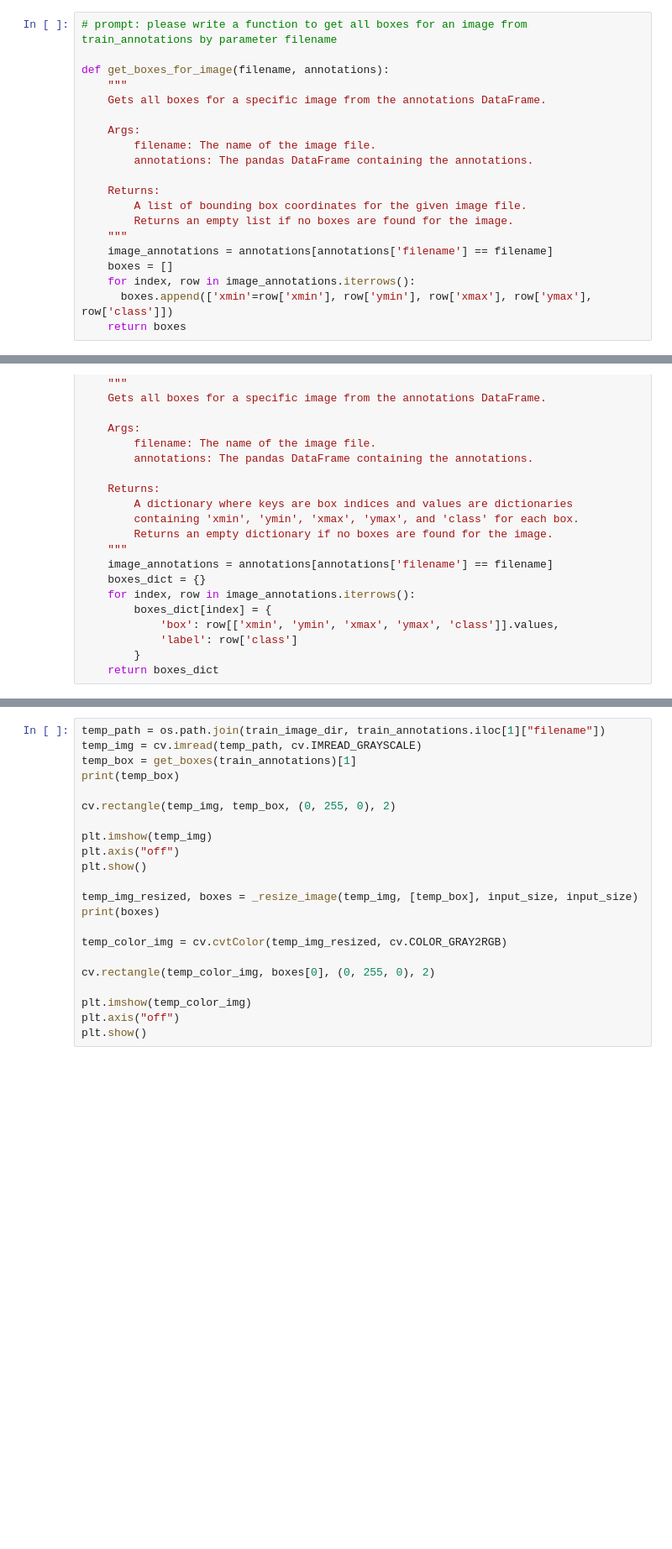
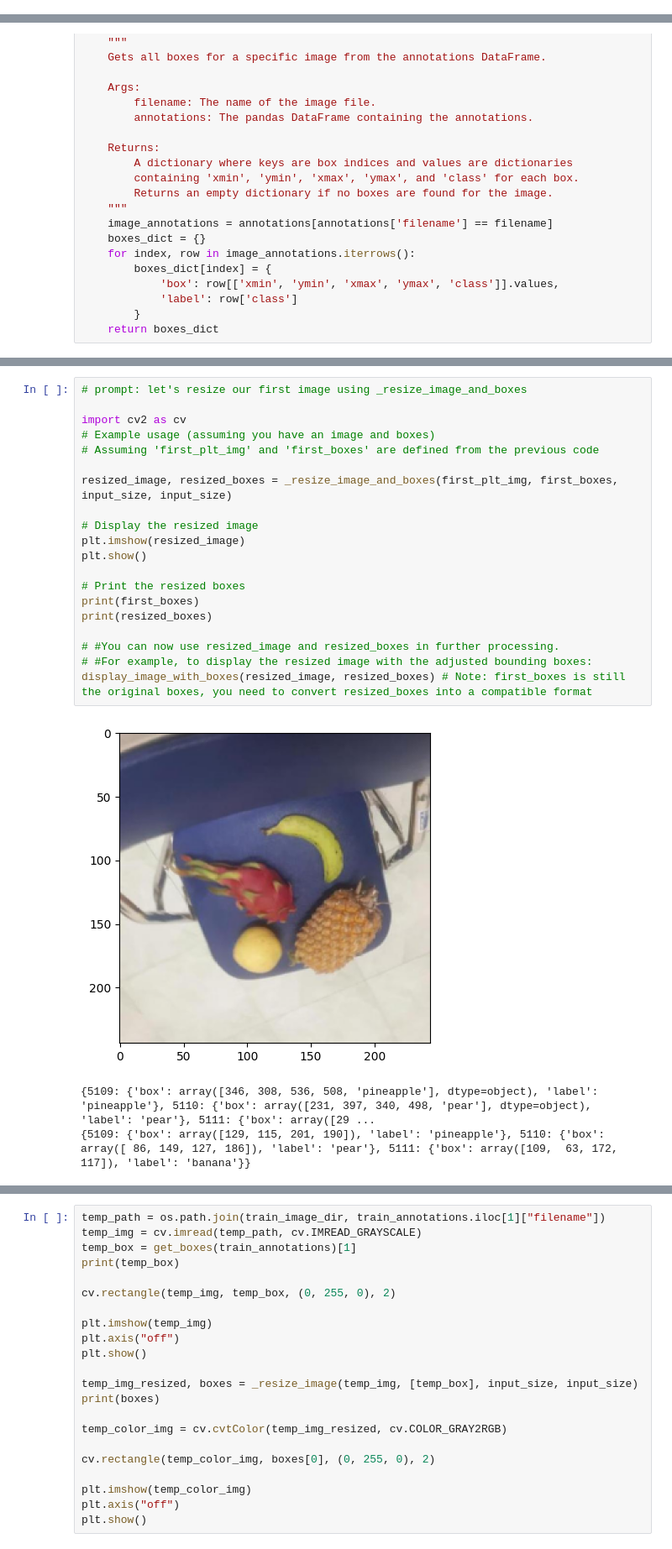
Before and after one commit to miam-bonbon/assignment-computer-vision, a Jupyter notebook: assiga_hopa.ipynb, the cells around one changed output, grey strips where cells are left out. Shown at 84% size. Drawn from its saved outputs; the diff is of its cells as text; blank space fills up the shorter version.

Commit message:
resized display

```diff
--- a/assiga_hopa.ipynb
+++ b/assiga_hopa.ipynb
@@ -185,23 +90,3 @@ def display_image_with_boxes(plt_img, boxes):
-# %%
-# prompt: please write a function to get all boxes for an image from train_annotations by parameter filename
-
-def get_boxes_for_image(filename, annotations):
-    """
-    Gets all boxes for a specific image from the annotations DataFrame.
-
-    Args:
-        filename: The name of the image file.
-        annotations: The pandas DataFrame containing the annotations.
-
-    Returns:
-        A list of bounding box coordinates for the given image file.
-        Returns an empty list if no boxes are found for the image.
-    """
-    image_annotations = annotations[annotations['filename'] == filename]
-    boxes = []
-    for index, row in image_annotations.iterrows():
-      boxes.append(['xmin'=row['xmin'], row['ymin'], row['xmax'], row['ymax'], row['class']])
-    return boxes
 # %%
 # Get all boxes for an image
 
@@ -257,0 +232,24 @@ display_image_with_boxes(first_plt_img, first_boxes)
+# %%
+# prompt: let's resize our first image using _resize_image_and_boxes
+
+import cv2 as cv
+# Example usage (assuming you have an image and boxes)
+# Assuming 'first_plt_img' and 'first_boxes' are defined from the previous code
+
+resized_image, resized_boxes = _resize_image_and_boxes(first_plt_img, first_boxes, input_size, input_size)
+
+# Display the resized image
+plt.imshow(resized_image)
+plt.show()
+
+# Print the resized boxes
+print(first_boxes)
+print(resized_boxes)
+
+# #You can now use resized_image and resized_boxes in further processing.
+# #For example, to display the resized image with the adjusted bounding boxes:
+display_image_with_boxes(resized_image, resized_boxes) # Note: first_boxes is still the original boxes, you need to convert resized_boxes into a compatible format
+# %% [output]
+[figure, added]
+{5109: {'box': array([346, 308, 536, 508, 'pineapple'], dtype=object), 'label': 'pineapple'}, 5110: {'box': array([231, 397, 340, 498, 'pear'], dtype=object), 'label': 'pear'}, 5111: {'box': array([29 ...
+{5109: {'box': array([129, 115, 201, 190]), 'label': 'pineapple'}, 5110: {'box': array([ 86, 149, 127, 186]), 'label': 'pear'}, 5111: {'box': array([109,  63, 172, 117]), 'label': 'banana'}}
```
Also changed, not shown: parts of 14 cells of this notebook.
